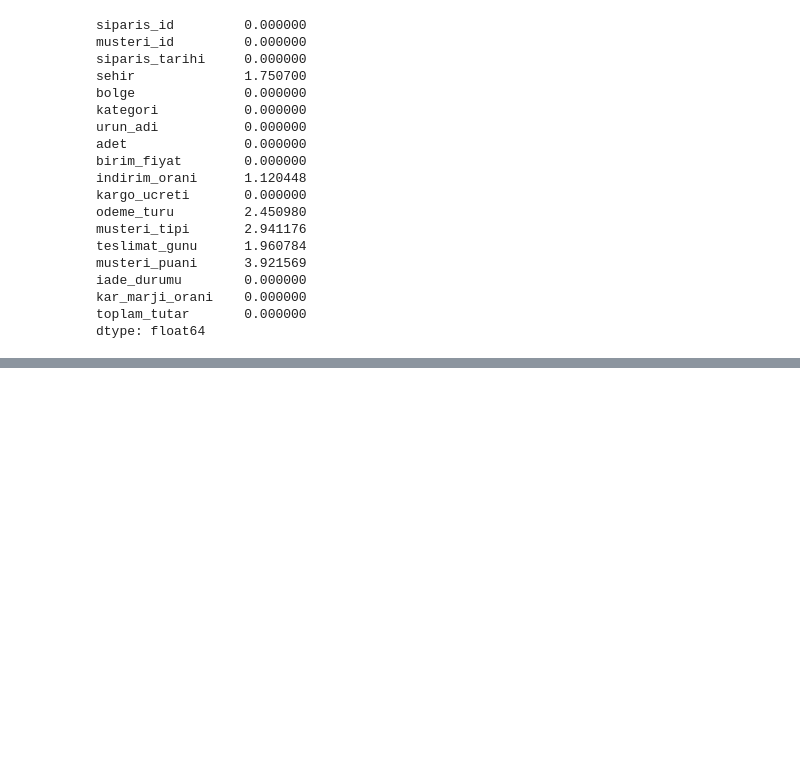
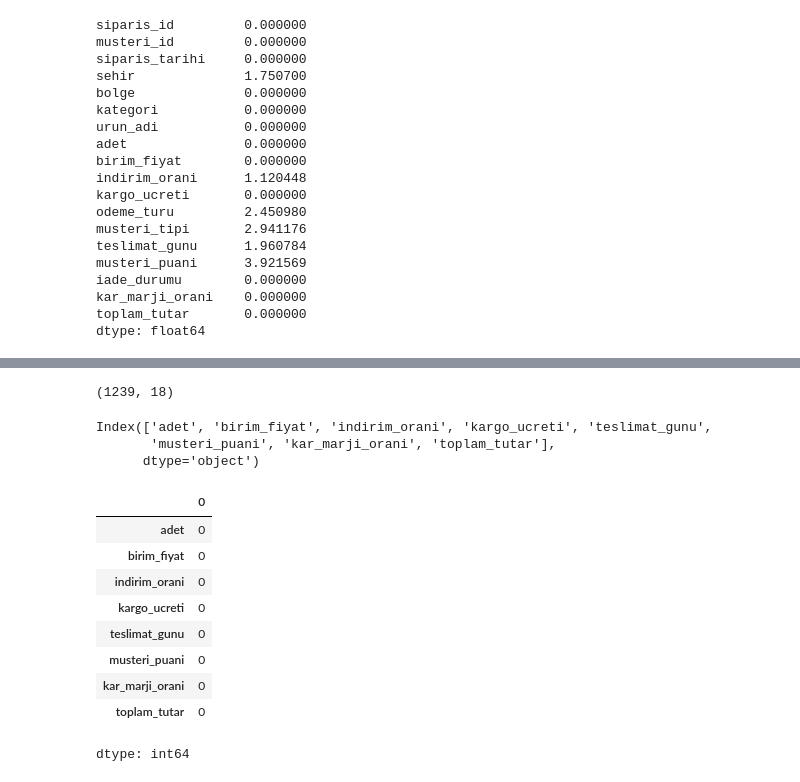
Before and after one commit to YunusEmre214/Data_Science_Colab, a Jupyter notebook: Data_Science.ipynb, the cells around one changed output, grey strips where cells are left out. Cells and saved outputs as stored; diff of their text form; code cells hidden in the pictures; blank space fills up the shorter version.

```diff
--- a/Data_Science.ipynb
+++ b/Data_Science.ipynb
@@ -237,3 +237,33 @@ missing_data_row.head(10)
 | 84 | SIP100679 | MUS1310 | 2024-05-20 18:51:00 | İzmir | Ege | Ev ve Yaşam | Termos | 2 | 477.62 | ... |
 | 86 | SIP101071 | MUS1131 | 2024-09-18 12:24:00 | NaN | İç Anadolu | Elektronik | Powerbank | 1 | 816.74 | ... |
 | 92 | SIP101366 | MUS1347 | 2025-03-04 14:00:00 | Bursa | Marmara | Ev ve Yaşam | Organizer | 1 | 272.40 | ... |
+# %%
+#12.Eksik verileri silme
+df_deleted=df.dropna()
+df_deleted.shape
+# %% [output]
+(1239, 18)
+# %%
+#13.Sayısal eksik verilerin ortalama ile doldurulması
+df_average=df.copy()
+numeric_column=df_average.select_dtypes(include=["int64","float64"]).columns
+numeric_column
+# %% [output]
+Index(['adet', 'birim_fiyat', 'indirim_orani', 'kargo_ucreti', 'teslimat_gunu',
+       'musteri_puani', 'kar_marji_orani', 'toplam_tutar'],
+      dtype='object')
+# %%
+for column in numeric_column:
+  df_average[column]=df_average[column].fillna(df_average[column].mean())
+df_average[numeric_column].isnull().sum()
+# %% [output]
+|  | 0 |
+| adet | 0 |
+| birim_fiyat | 0 |
+| indirim_orani | 0 |
+| kargo_ucreti | 0 |
+| teslimat_gunu | 0 |
+| musteri_puani | 0 |
+| kar_marji_orani | 0 |
+| toplam_tutar | 0 |
+dtype: int64
```
Also changed, not shown: parts of 8 cells of this notebook.
